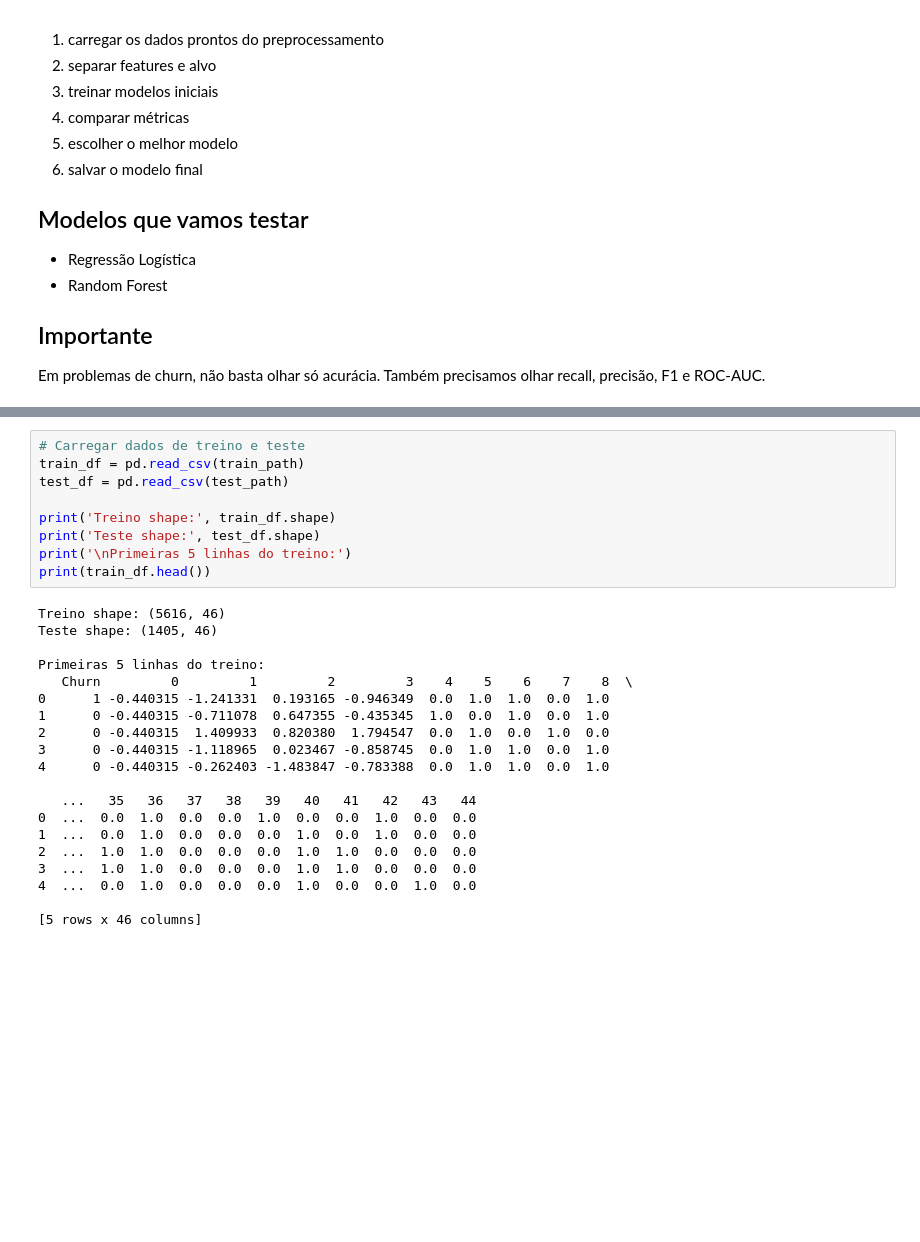
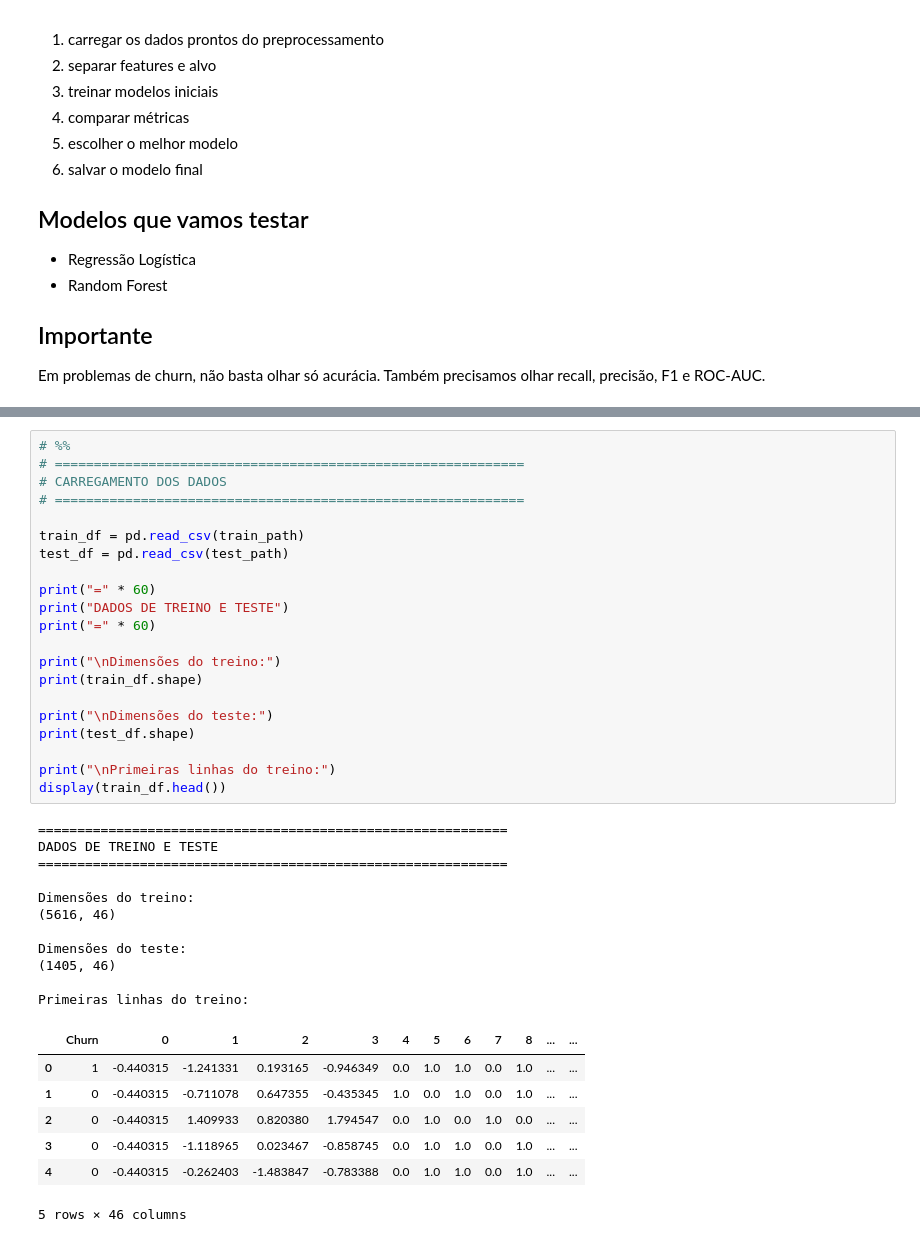
Before and after one commit to Meschick/telco-churn-ml, a Jupyter notebook: notebooks/04_treinamento.ipynb, the cells around one changed output, grey strips where cells are left out. Drawn from its saved outputs; the diff is of its cells as text; blank space fills up the shorter version.

```diff
--- a/notebooks/04_treinamento.ipynb
+++ b/notebooks/04_treinamento.ipynb
@@ -62,29 +164,40 @@ Teste: c:\Temp\telco-churn-ml\data\processed\04_X_test_preprocessed.csv
 # %%
-# Carregar dados de treino e teste
+# %%
+# ============================================================
+# CARREGAMENTO DOS DADOS
+# ============================================================
+
 train_df = pd.read_csv(train_path)
 test_df = pd.read_csv(test_path)
 
-print('Treino shape:', train_df.shape)
-print('Teste shape:', test_df.shape)
-print('\nPrimeiras 5 linhas do treino:')
-print(train_df.head())
+print("=" * 60)
+print("DADOS DE TREINO E TESTE")
+print("=" * 60)
+
+print("\nDimensões do treino:")
+print(train_df.shape)
+
+print("\nDimensões do teste:")
+print(test_df.shape)
+
+print("\nPrimeiras linhas do treino:")
+display(train_df.head())
 # %% [output]
-Treino shape: (5616, 46)
-Teste shape: (1405, 46)
+============================================================
+DADOS DE TREINO E TESTE
+============================================================
 
-Primeiras 5 linhas do treino:
-   Churn         0         1         2         3    4    5    6    7    8  \
-0      1 -0.440315 -1.241331  0.193165 -0.946349  0.0  1.0  1.0  0.0  1.0
-1      0 -0.440315 -0.711078  0.647355 -0.435345  1.0  0.0  1.0  0.0  1.0
-2      0 -0.440315  1.409933  0.820380  1.794547  0.0  1.0  0.0  1.0  0.0
-3      0 -0.440315 -1.118965  0.023467 -0.858745  0.0  1.0  1.0  0.0  1.0
-4      0 -0.440315 -0.262403 -1.483847 -0.783388  0.0  1.0  1.0  0.0  1.0
+Dimensões do treino:
+(5616, 46)
 
-   ...   35   36   37   38   39   40   41   42   43   44
-0  ...  0.0  1.0  0.0  0.0  1.0  0.0  0.0  1.0  0.0  0.0
-1  ...  0.0  1.0  0.0  0.0  0.0  1.0  0.0  1.0  0.0  0.0
-2  ...  1.0  1.0  0.0  0.0  0.0  1.0  1.0  0.0  0.0  0.0
-3  ...  1.0  1.0  0.0  0.0  0.0  1.0  1.0  0.0  0.0  0.0
-4  ...  0.0  1.0  0.0  0.0  0.0  1.0  0.0  0.0  1.0  0.0
+Dimensões do teste:
+(1405, 46)
 
-[5 rows x 46 columns]
+Primeiras linhas do treino:
+|  | Churn | 0 | 1 | 2 | 3 | 4 | 5 | 6 | 7 | 8 | ... | ... |
+| 0 | 1 | -0.440315 | -1.241331 | 0.193165 | -0.946349 | 0.0 | 1.0 | 1.0 | 0.0 | 1.0 | ... | ... |
+| 1 | 0 | -0.440315 | -0.711078 | 0.647355 | -0.435345 | 1.0 | 0.0 | 1.0 | 0.0 | 1.0 | ... | ... |
+| 2 | 0 | -0.440315 | 1.409933 | 0.820380 | 1.794547 | 0.0 | 1.0 | 0.0 | 1.0 | 0.0 | ... | ... |
+| 3 | 0 | -0.440315 | -1.118965 | 0.023467 | -0.858745 | 0.0 | 1.0 | 1.0 | 0.0 | 1.0 | ... | ... |
+| 4 | 0 | -0.440315 | -0.262403 | -1.483847 | -0.783388 | 0.0 | 1.0 | 1.0 | 0.0 | 1.0 | ... | ... |
+5 rows × 46 columns
```
Also changed, not shown: parts of 28 cells of this notebook, 5 other files.
